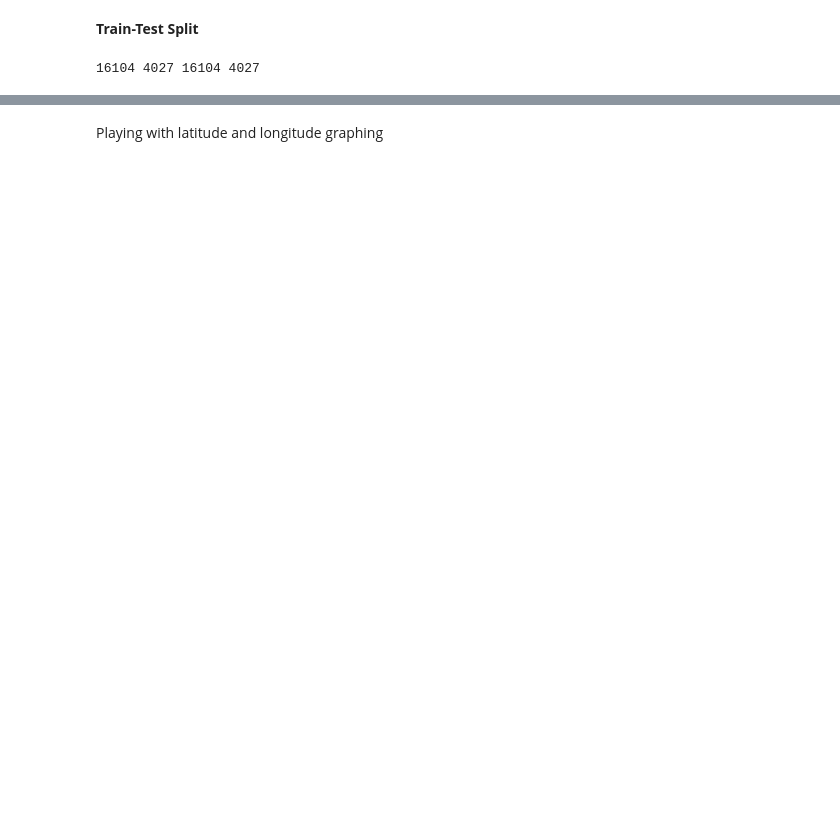
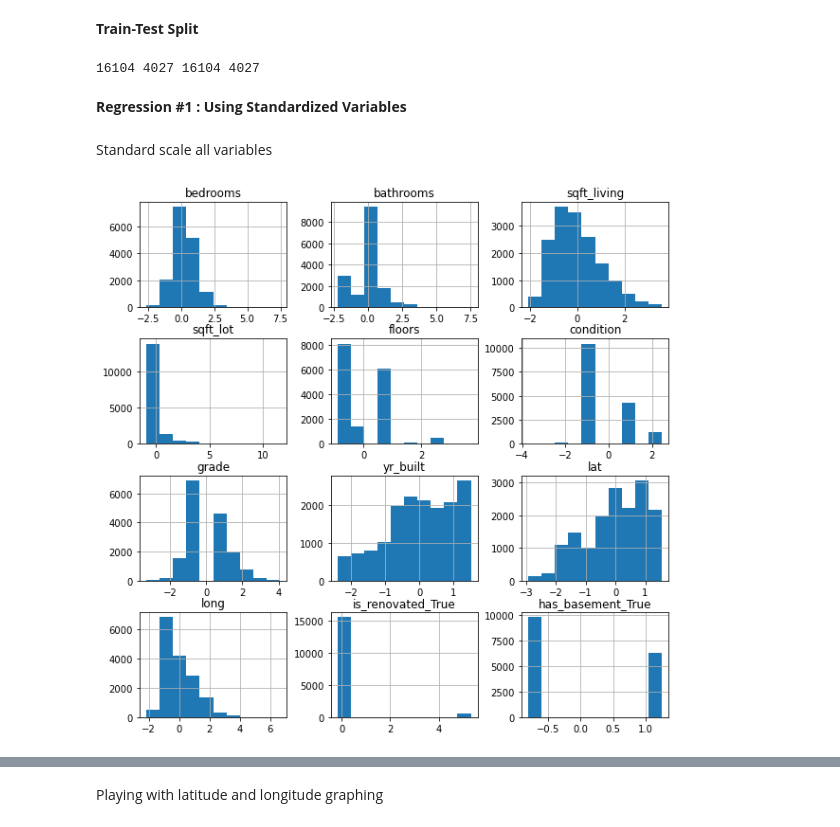
Before and after one commit to lblaka/real-estate-project, a Jupyter notebook: meaghan_working_notebook.ipynb, the cells around one changed output, grey strips where cells are left out. Cells and saved outputs as stored; diff of their text form; code cells hidden in the pictures; blank space fills up the shorter version.

Commit message:
updated regression models

```diff
--- a/meaghan_working_notebook.ipynb
+++ b/meaghan_working_notebook.ipynb
@@ -373,0 +378,4 @@ __Standarize variables__
+# %%
+dummy = pd.get_dummies(data, columns=['is_renovated', 'has_basement'], drop_first=True)
+dummy.drop(labels=['date'], axis=1, inplace=True)
+dummy
@@ -374,8 +397,8 @@ __Standarize variables__
 # %% [markdown]
 __Train-Test Split__
 # %%
-y = data['price']
-X = data.drop(['price'], axis=1)
+y = dummy['price']
+X = dummy.drop(['price'], axis=1)
 # %%
 from sklearn.model_selection import train_test_split
 X_train, X_test, y_train, y_test = train_test_split(X, y, test_size=0.2, random_state=42)
@@ -383,3 +406,14 @@ X_train, X_test, y_train, y_test = train_test_split(X, y, test_size=0.2, random_
 print(len(X_train), len(X_test), len(y_train), len(y_test))
 # %% [output]
 16104 4027 16104 4027
+# %% [markdown]
+__Regression #1 : Using Standardized Variables__
+# %% [markdown]
+Standard scale all variables
+# %%
+X_train_scaled = (X_train - np.mean(X_train))/ np.std(X_train)
+y_train_scaled = (y_train - np.mean(y_train))/ np.std(y_train)
+# %%
+X_train_scaled.hist(figsize=[10,10]);
+# %% [output]
+[figure, added]
```
Also changed, not shown: parts of 44 cells of this notebook.
